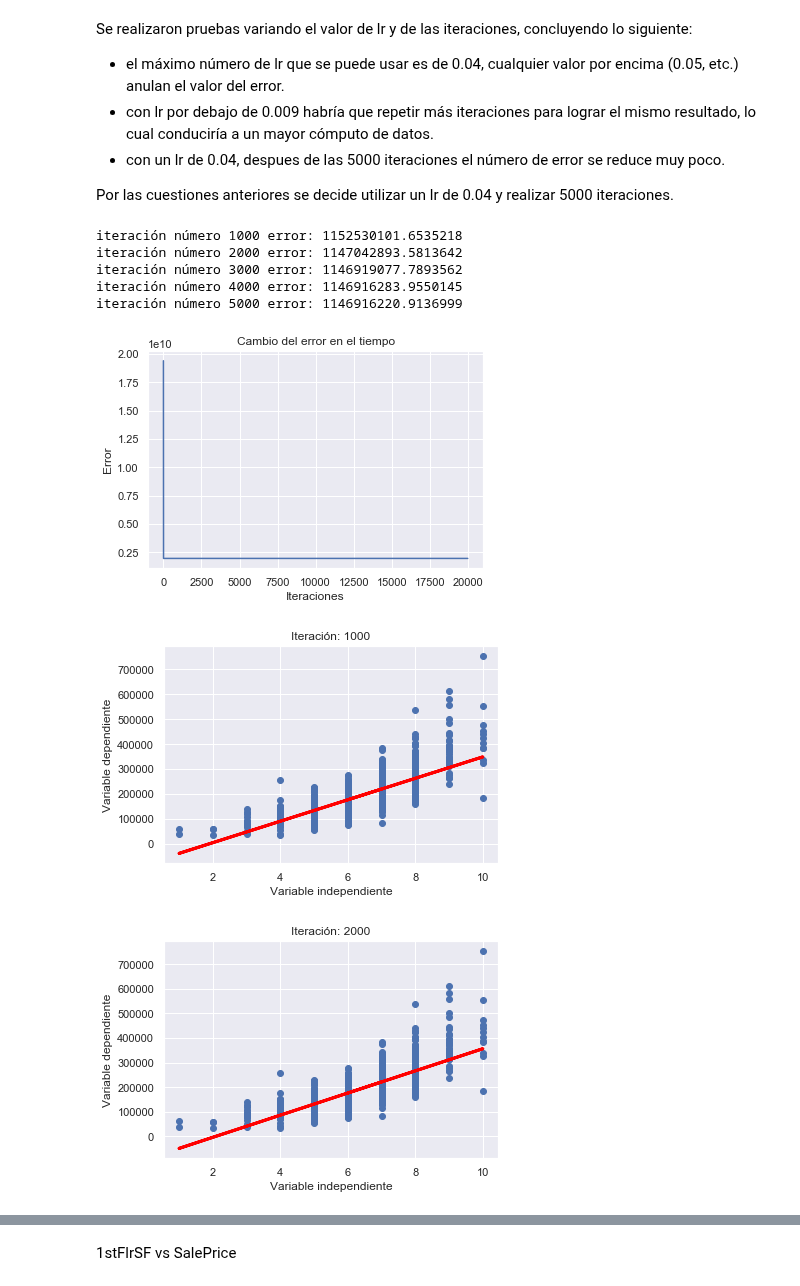
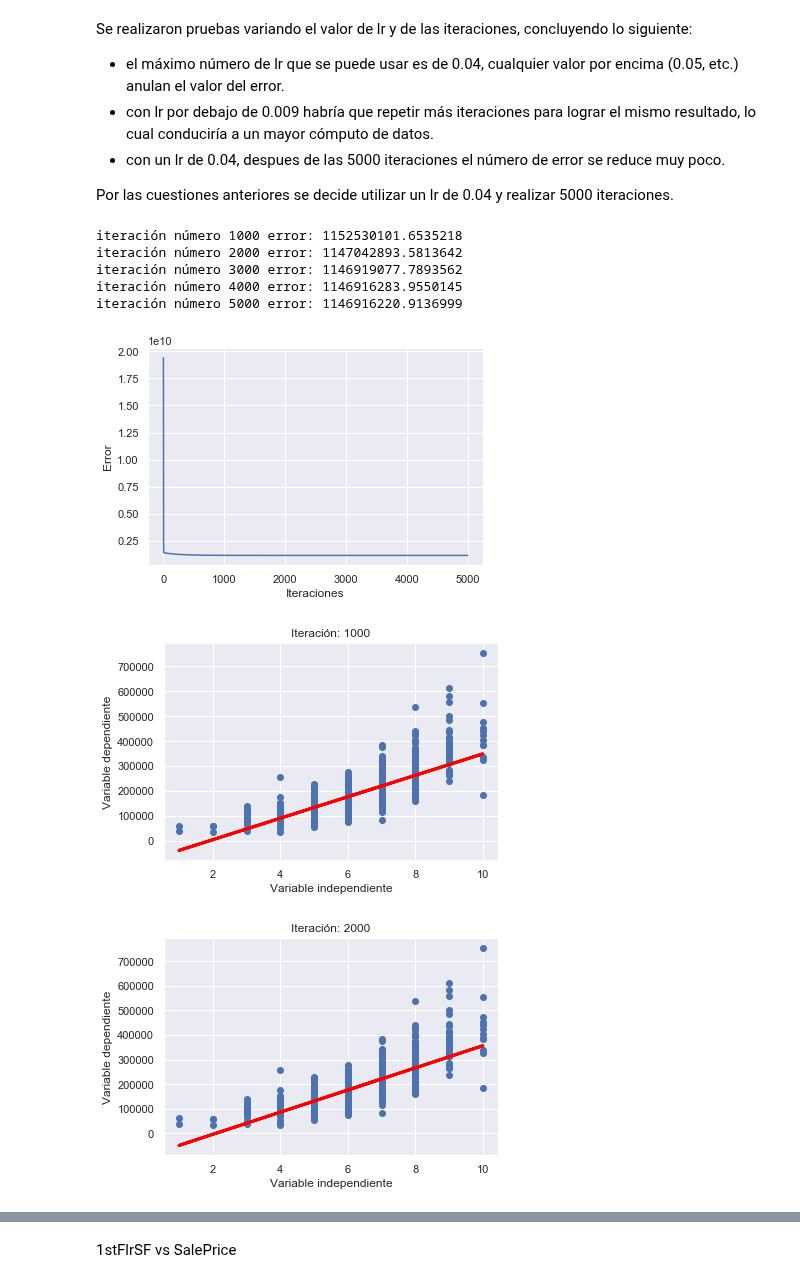
Before and after one commit to r0c10/Python_project, a Jupyter notebook: PF.ipynb, the cells around one changed output, grey strips where cells are left out. Drawn from its saved outputs; the diff is of its cells as text; code cells hidden in the pictures.

```diff
--- a/PF.ipynb
+++ b/PF.ipynb
@@ -372,7 +383,7 @@ Basado en la gráfica y el coeficiente de correlación de cada par x,y se eligen
 # Función orientada en el proyecto
 def entrenamiento(x, y, iteraciones, lr, imprimir_error_cada=0):
 
-    v_error = []
+    l_error = []
     total_datos = len(y)
     dic_parametros = {}
     m=0
@@ -389,7 +400,7 @@ def entrenamiento(x, y, iteraciones, lr, imprimir_error_cada=0):
 
         # Calculando error
         error = (np.sum(np.power((y - y_hat), 2))/ total_datos)*0.5
-        v_error.append(error)
+        l_error.append(error)
 
         # Calculando gradiente del error
         g = (np.array(y_hat-y, dtype = "float64")* observaciones).mean(1)
@@ -398,29 +409,25 @@ def entrenamiento(x, y, iteraciones, lr, imprimir_error_cada=0):
         parametros = parametros - (lr*g)
 
         # Almacenando parametros
-        dic_parametros[epochs] = parametros, v_error[epochs]
+        dic_parametros[epochs] = parametros
+
+        # Mostrando error cada n iteraciones
+        if imprimir_error_cada == 0:
+            pass
+        elif (epochs + 1)% imprimir_error_cada == 0:
+            print('iteración número {}'.format(epochs+1), 'error:', error)
 
 
-    # Mostrando error cada n iteraciones
-    for key, values in dic_parametros.items():
-        if imprimir_error_cada == 0:
-            pass
-        elif (key + 1)% imprimir_error_cada == 0:
-            print('iteración número {}'.format(key+1), 'error:', values[1])
-
-
-    return dic_parametros
+    return dic_parametros, l_error
 # %%
 # Función que permite visualizar cómo cambia el error en el tiempo
-def error_vs_tiempo(datos):
-    iteraciones =[]
-    error=[]
-    for epochs in datos_fun:
-        iteraciones.append(epochs)
-        error.append(datos_fun[epochs][1])
+def error_vs_tiempo(error):
+    count=0
+    iteraciones=[]
+    for index in enumerate(error):
+        iteraciones.append(index[0])
 
     plt.plot(iteraciones, error)
-    plt.title('Cambio del error en el tiempo')
     plt.xlabel('Iteraciones')
     plt.ylabel('Error')
 
@@ -430,7 +437,7 @@ def error_vs_tiempo(datos):
 def modelo_vs_tiempo(x, y, datos, n):
     for key, values in datos.items():
         if (key + 1)% n == 0:
-            y_mod = datos[key][0][0]*x + datos[key][0][1]
+            y_mod = datos[key][0]*x + datos[key][1]
             plt.scatter(x,y)
             plt.plot(x, y_mod, color='red', linewidth = 3)
             plt.title('Iteración: ' + str(key + 1))
@@ -451,17 +458,17 @@ Por las cuestiones anteriores se decide utilizar un lr de 0.04 y realizar 5000 i
 # %%
 y = df_train['SalePrice']
 x = df_train['OverallQual']
 
-datos_1 = entrenamiento(x, y, 5000, 0.04, 1000)
-error_vs_tiempo(datos_1)
-modelo_vs_tiempo(x,y,datos_1,n=1000)
+parametros_1, error_1 = entrenamiento(x, y, 5000, 0.04, 1000)
+error_vs_tiempo(error_1)
+modelo_vs_tiempo(x,y,parametros_1,n=1000)
 # %% [output]
 iteración número 1000 error: 1152530101.6535218
 iteración número 2000 error: 1147042893.5813642
 iteración número 3000 error: 1146919077.7893562
 iteración número 4000 error: 1146916283.9550145
 iteración número 5000 error: 1146916220.9136999
-[figure, old version]
+[figure, new version]
 [figure]
 [figure]
 [figure]
```
Also changed, not shown: parts of 17 cells of this notebook.
